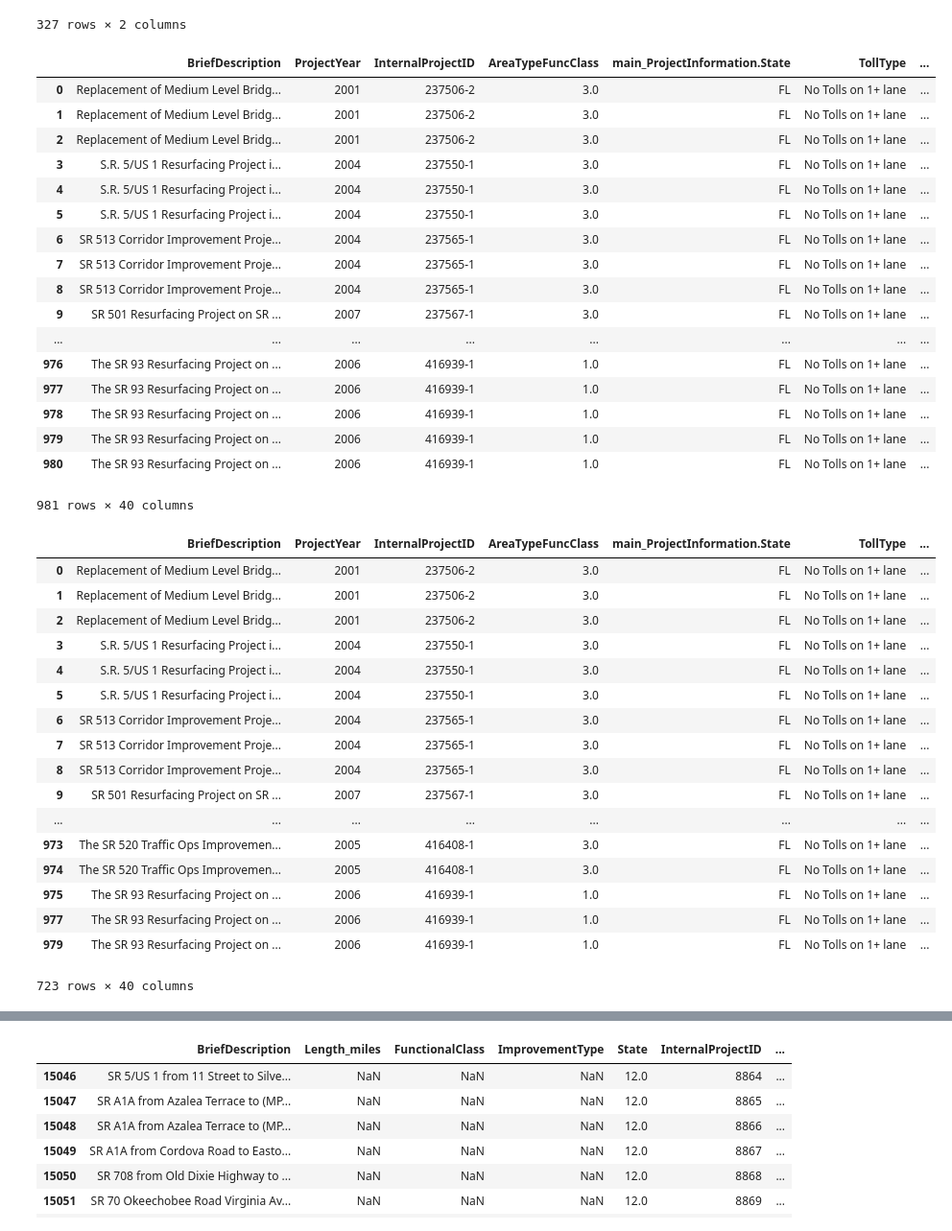
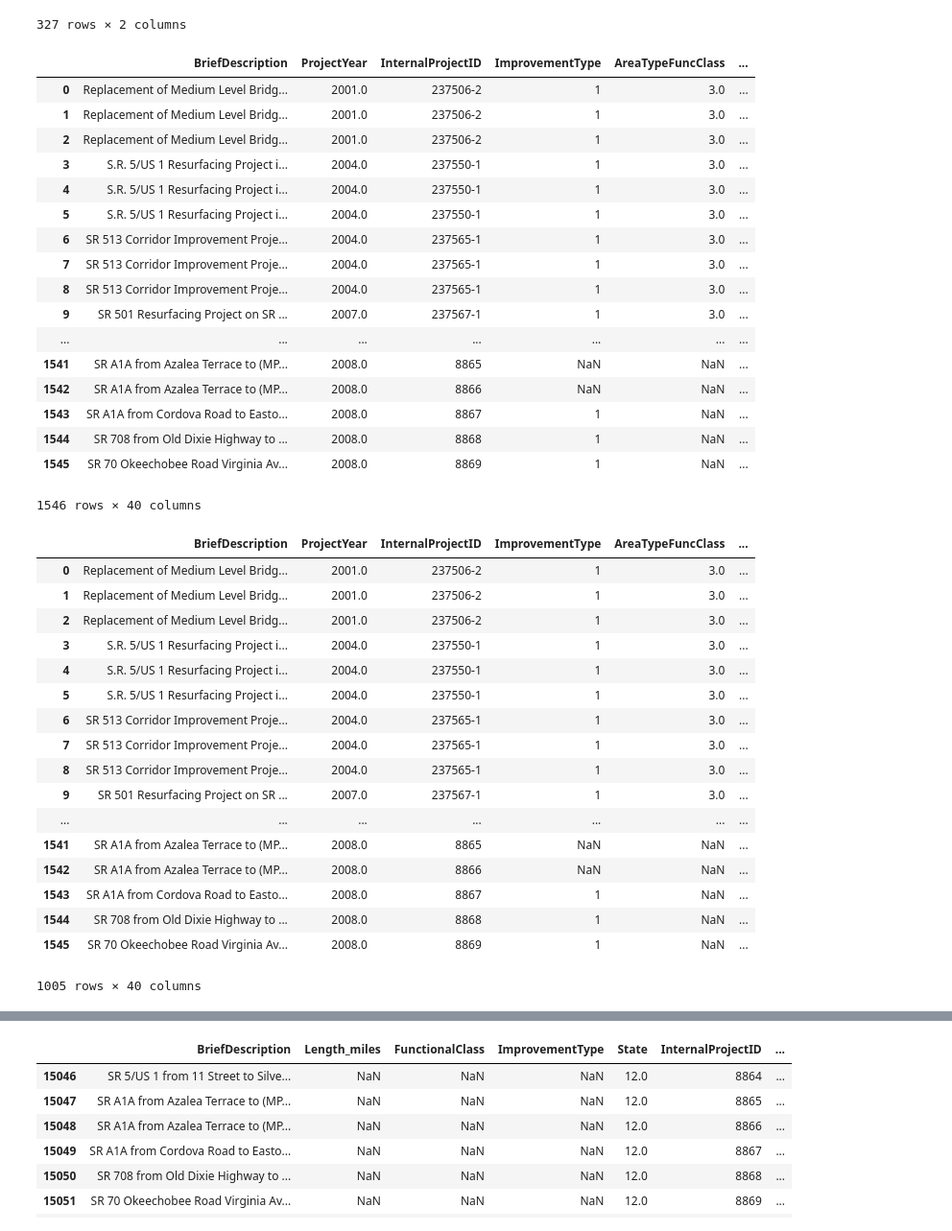
Before and after one commit to jawadmhoque/accuracy-assessment, a Jupyter notebook: Florida Dataset Cleanup.ipynb, the cells around one changed output, grey strips where cells are left out. Shown at 96% size. Saved outputs shown, nothing was run; the diff lists cells and outputs as text; code cells hidden in the pictures.

```diff
--- a/Florida Dataset Cleanup.ipynb
+++ b/Florida Dataset Cleanup.ipynb
@@ -470,3 +470,6 @@ def TrafficCount(x):
     else:
         Count='NA'
     return Count
+# %%
+florida_final=pd.read_csv('florida_d5_final3.csv')
+florida_final
@@ -550,47 +572,47 @@ florida_rate
 | 326 | 417154-1 | 225.0 |
 327 rows × 2 columns
 # %%
-florida3=pd.merge(florida_final_2,florida_rate,on='InternalProjectID',how='inner')
+florida3=pd.merge(florida_final_2,florida_rate,on='InternalProjectID',how='left')
 florida3
 # %% [output]
-|  | BriefDescription | ProjectYear | InternalProjectID | AreaTypeFuncClass | main_ProjectInformation.State | TollType | ... |
-| 0 | Replacement of Medium Level Bridg... | 2001 | 237506-2 | 3.0 | FL | No Tolls on 1+ lane | ... |
-| 1 | Replacement of Medium Level Bridg... | 2001 | 237506-2 | 3.0 | FL | No Tolls on 1+ lane | ... |
-| 2 | Replacement of Medium Level Bridg... | 2001 | 237506-2 | 3.0 | FL | No Tolls on 1+ lane | ... |
-| 3 | S.R. 5/US 1 Resurfacing Project i... | 2004 | 237550-1 | 3.0 | FL | No Tolls on 1+ lane | ... |
-| 4 | S.R. 5/US 1 Resurfacing Project i... | 2004 | 237550-1 | 3.0 | FL | No Tolls on 1+ lane | ... |
-| 5 | S.R. 5/US 1 Resurfacing Project i... | 2004 | 237550-1 | 3.0 | FL | No Tolls on 1+ lane | ... |
-| 6 | SR 513 Corridor Improvement Proje... | 2004 | 237565-1 | 3.0 | FL | No Tolls on 1+ lane | ... |
-| 7 | SR 513 Corridor Improvement Proje... | 2004 | 237565-1 | 3.0 | FL | No Tolls on 1+ lane | ... |
-| 8 | SR 513 Corridor Improvement Proje... | 2004 | 237565-1 | 3.0 | FL | No Tolls on 1+ lane | ... |
-| 9 | SR 501 Resurfacing Project on SR ... | 2007 | 237567-1 | 3.0 | FL | No Tolls on 1+ lane | ... |
-| ... | ... | ... | ... | ... | ... | ... | ... |
-| 976 | The SR 93 Resurfacing Project on ... | 2006 | 416939-1 | 1.0 | FL | No Tolls on 1+ lane | ... |
-| 977 | The SR 93 Resurfacing Project on ... | 2006 | 416939-1 | 1.0 | FL | No Tolls on 1+ lane | ... |
-| 978 | The SR 93 Resurfacing Project on ... | 2006 | 416939-1 | 1.0 | FL | No Tolls on 1+ lane | ... |
-| 979 | The SR 93 Resurfacing Project on ... | 2006 | 416939-1 | 1.0 | FL | No Tolls on 1+ lane | ... |
-| 980 | The SR 93 Resurfacing Project on ... | 2006 | 416939-1 | 1.0 | FL | No Tolls on 1+ lane | ... |
+|  | BriefDescription | ProjectYear | InternalProjectID | ImprovementType | AreaTypeFuncClass | ... |
+| 0 | Replacement of Medium Level Bridg... | 2001.0 | 237506-2 | 1 | 3.0 | ... |
+| 1 | Replacement of Medium Level Bridg... | 2001.0 | 237506-2 | 1 | 3.0 | ... |
+| 2 | Replacement of Medium Level Bridg... | 2001.0 | 237506-2 | 1 | 3.0 | ... |
+| 3 | S.R. 5/US 1 Resurfacing Project i... | 2004.0 | 237550-1 | 1 | 3.0 | ... |
+| 4 | S.R. 5/US 1 Resurfacing Project i... | 2004.0 | 237550-1 | 1 | 3.0 | ... |
+| 5 | S.R. 5/US 1 Resurfacing Project i... | 2004.0 | 237550-1 | 1 | 3.0 | ... |
+| 6 | SR 513 Corridor Improvement Proje... | 2004.0 | 237565-1 | 1 | 3.0 | ... |
+| 7 | SR 513 Corridor Improvement Proje... | 2004.0 | 237565-1 | 1 | 3.0 | ... |
+| 8 | SR 513 Corridor Improvement Proje... | 2004.0 | 237565-1 | 1 | 3.0 | ... |
+| 9 | SR 501 Resurfacing Project on SR ... | 2007.0 | 237567-1 | 1 | 3.0 | ... |
+| ... | ... | ... | ... | ... | ... | ... |
+| 1541 | SR A1A from Azalea Terrace to (MP... | 2008.0 | 8865 | NaN | NaN | ... |
+| 1542 | SR A1A from Azalea Terrace to (MP... | 2008.0 | 8866 | NaN | NaN | ... |
+| 1543 | SR A1A from Cordova Road to Easto... | 2008.0 | 8867 | 1 | NaN | ... |
+| 1544 | SR 708 from Old Dixie Highway to ... | 2008.0 | 8868 | 1 | NaN | ... |
+| 1545 | SR 70 Okeechobee Road Virginia Av... | 2008.0 | 8869 | 1 | NaN | ... |
-981 rows × 40 columns
+1546 rows × 40 columns
 # %%
 florida3=florida3.drop_duplicates(subset=['InternalProjectID','ForecastYear','SegmentDescription'])
 florida3
 # %% [output]
-|  | BriefDescription | ProjectYear | InternalProjectID | AreaTypeFuncClass | main_ProjectInformation.State | TollType | ... |
-| 0 | Replacement of Medium Level Bridg... | 2001 | 237506-2 | 3.0 | FL | No Tolls on 1+ lane | ... |
-| 1 | Replacement of Medium Level Bridg... | 2001 | 237506-2 | 3.0 | FL | No Tolls on 1+ lane | ... |
-| 2 | Replacement of Medium Level Bridg... | 2001 | 237506-2 | 3.0 | FL | No Tolls on 1+ lane | ... |
-| 3 | S.R. 5/US 1 Resurfacing Project i... | 2004 | 237550-1 | 3.0 | FL | No Tolls on 1+ lane | ... |
-| 4 | S.R. 5/US 1 Resurfacing Project i... | 2004 | 237550-1 | 3.0 | FL | No Tolls on 1+ lane | ... |
-| 5 | S.R. 5/US 1 Resurfacing Project i... | 2004 | 237550-1 | 3.0 | FL | No Tolls on 1+ lane | ... |
-| 6 | SR 513 Corridor Improvement Proje... | 2004 | 237565-1 | 3.0 | FL | No Tolls on 1+ lane | ... |
-| 7 | SR 513 Corridor Improvement Proje... | 2004 | 237565-1 | 3.0 | FL | No Tolls on 1+ lane | ... |
-| 8 | SR 513 Corridor Improvement Proje... | 2004 | 237565-1 | 3.0 | FL | No Tolls on 1+ lane | ... |
-| 9 | SR 501 Resurfacing Project on SR ... | 2007 | 237567-1 | 3.0 | FL | No Tolls on 1+ lane | ... |
-| ... | ... | ... | ... | ... | ... | ... | ... |
-| 973 | The SR 520 Traffic Ops Improvemen... | 2005 | 416408-1 | 3.0 | FL | No Tolls on 1+ lane | ... |
-| 974 | The SR 520 Traffic Ops Improvemen... | 2005 | 416408-1 | 3.0 | FL | No Tolls on 1+ lane | ... |
-| 975 | The SR 93 Resurfacing Project on ... | 2006 | 416939-1 | 1.0 | FL | No Tolls on 1+ lane | ... |
-| 977 | The SR 93 Resurfacing Project on ... | 2006 | 416939-1 | 1.0 | FL | No Tolls on 1+ lane | ... |
-| 979 | The SR 93 Resurfacing Project on ... | 2006 | 416939-1 | 1.0 | FL | No Tolls on 1+ lane | ... |
+|  | BriefDescription | ProjectYear | InternalProjectID | ImprovementType | AreaTypeFuncClass | ... |
+| 0 | Replacement of Medium Level Bridg... | 2001.0 | 237506-2 | 1 | 3.0 | ... |
+| 1 | Replacement of Medium Level Bridg... | 2001.0 | 237506-2 | 1 | 3.0 | ... |
+| 2 | Replacement of Medium Level Bridg... | 2001.0 | 237506-2 | 1 | 3.0 | ... |
+| 3 | S.R. 5/US 1 Resurfacing Project i... | 2004.0 | 237550-1 | 1 | 3.0 | ... |
+| 4 | S.R. 5/US 1 Resurfacing Project i... | 2004.0 | 237550-1 | 1 | 3.0 | ... |
+| 5 | S.R. 5/US 1 Resurfacing Project i... | 2004.0 | 237550-1 | 1 | 3.0 | ... |
+| 6 | SR 513 Corridor Improvement Proje... | 2004.0 | 237565-1 | 1 | 3.0 | ... |
+| 7 | SR 513 Corridor Improvement Proje... | 2004.0 | 237565-1 | 1 | 3.0 | ... |
+| 8 | SR 513 Corridor Improvement Proje... | 2004.0 | 237565-1 | 1 | 3.0 | ... |
+| 9 | SR 501 Resurfacing Project on SR ... | 2007.0 | 237567-1 | 1 | 3.0 | ... |
+| ... | ... | ... | ... | ... | ... | ... |
+| 1541 | SR A1A from Azalea Terrace to (MP... | 2008.0 | 8865 | NaN | NaN | ... |
+| 1542 | SR A1A from Azalea Terrace to (MP... | 2008.0 | 8866 | NaN | NaN | ... |
+| 1543 | SR A1A from Cordova Road to Easto... | 2008.0 | 8867 | 1 | NaN | ... |
+| 1544 | SR 708 from Old Dixie Highway to ... | 2008.0 | 8868 | 1 | NaN | ... |
+| 1545 | SR 70 Okeechobee Road Virginia Av... | 2008.0 | 8869 | 1 | NaN | ... |
-723 rows × 40 columns
+1005 rows × 40 columns
 # %%
```
Also changed, not shown: parts of 9 cells of this notebook, 16 other files.
